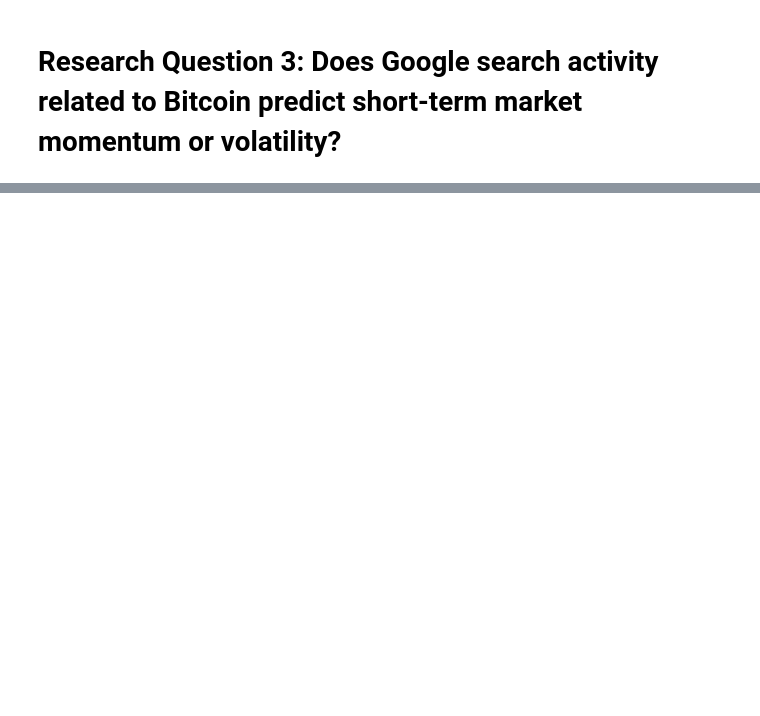
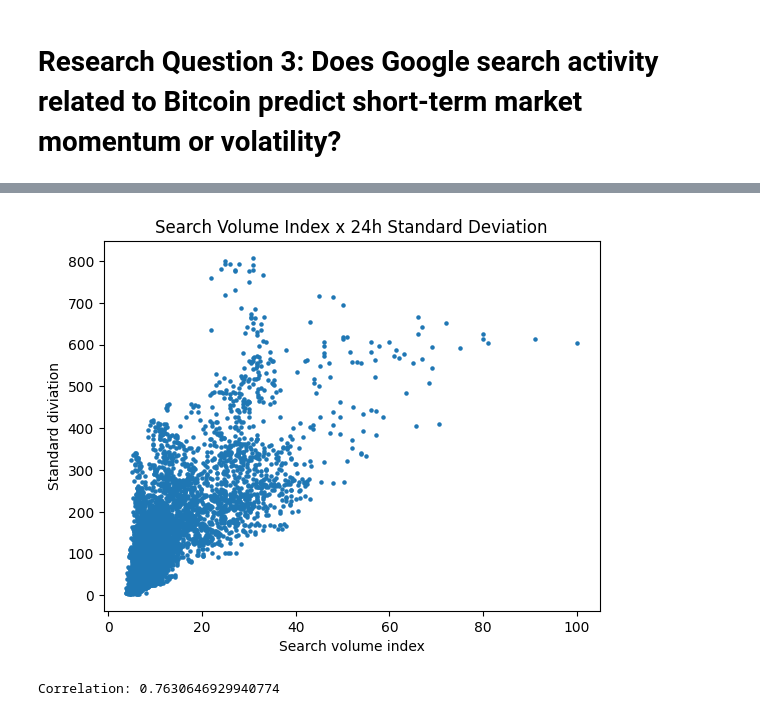
Before and after one commit to arkdong/SDA25_Group11, a Jupyter notebook: notebook/RQ3 .ipynb, the cells around one changed output, grey strips where cells are left out. Cells and saved outputs as stored; diff of their text form; code cells hidden in the pictures; blank space fills up the shorter version.

Commit message:
testing correlation for volatility

```diff
--- a/notebook/RQ3 .ipynb
+++ b/notebook/RQ3 .ipynb
@@ -33,0 +41,37 @@ plt.show()
+# %%
+# standard diviation for bitcoin prices in the following 24h
+df_btc_daily_std = (
+    df_btc.group_by_dynamic(
+        index_column="timestamp",
+        every="1h",
+        period="24h",
+    )
+    .agg(
+        pl.col("open").std().alias("daily_stddv")
+    )
+)
+# %%
+# merging the data frames on the timestamp
+df_search = df_search.rename({"date": "timestamp"})
+df_search_stddv = df_search.join(
+    df_btc_daily_std,
+    on="timestamp",
+    how="inner"
+)
+# %%
+plt.scatter(df_search_stddv["Scale_['bitcoin']"], df_search_stddv["daily_stddv"], s = 5)
+plt.xlabel("Search volume index")
+plt.ylabel("Standard diviation")
+plt.title("Search Volume Index x 24h Standard Deviation")
+plt.show()
+# %% [output]
+[figure, added]
+# %%
+# correlation
+correlation = df_search_stddv.select(
+    pl.corr("Scale_['bitcoin']", "daily_stddv")
+).item()
+
+print("Correlation:", correlation)
+# %% [output]
+Correlation: 0.7630646929940774
```
Also changed, not shown: parts of 17 cells of this notebook.
